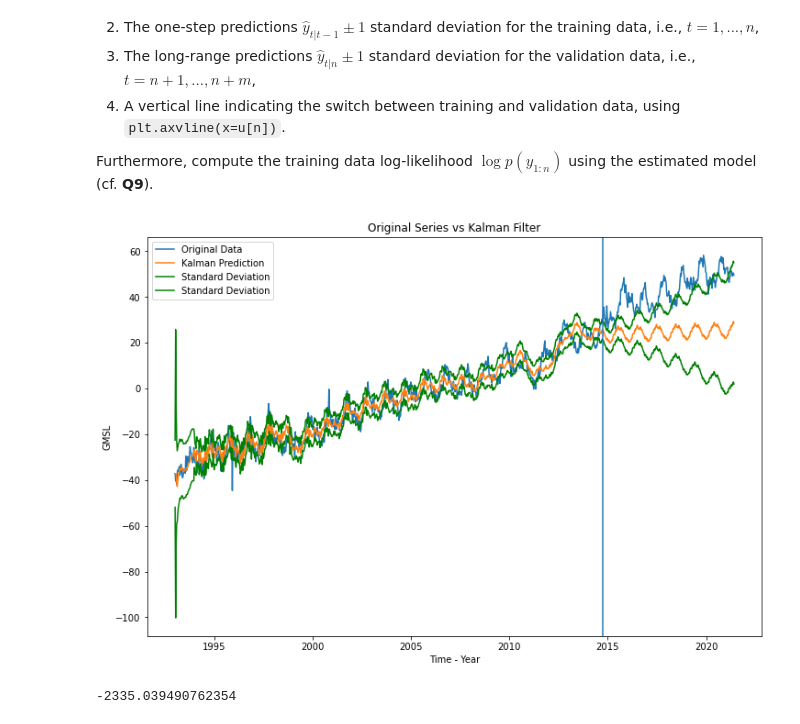
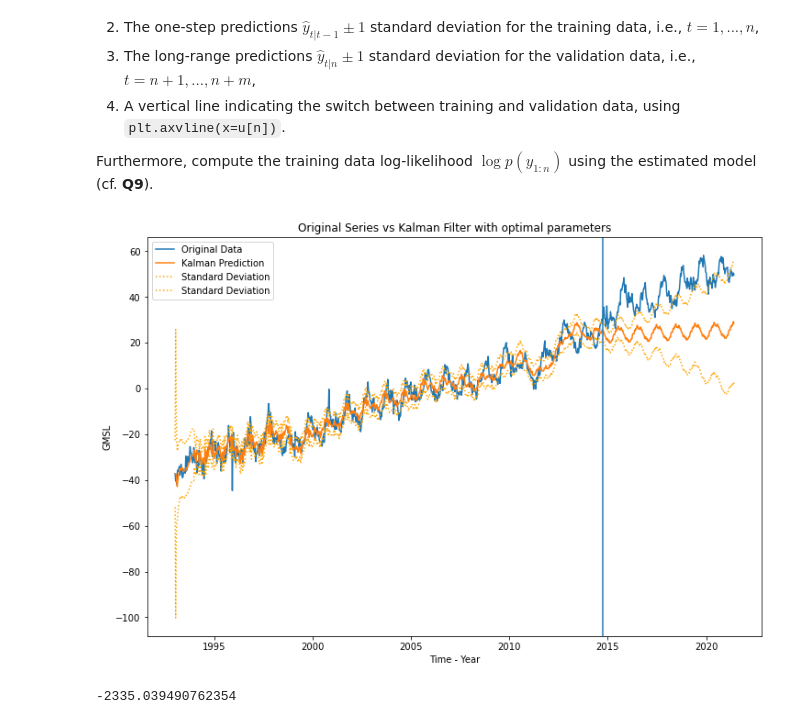
Before and after one commit to AkshayGurudath/Time-Series-and-Sequence-Learning, a Jupyter notebook: Lab 2/tssl_lab2.ipynb, the cells around one changed output. Drawn from its saved outputs; the diff is of its cells as text; code cells hidden in the pictures.

```diff
--- a/Lab 2/tssl_lab2.ipynb
+++ b/Lab 2/tssl_lab2.ipynb
@@ -417,26 +418,26 @@ Furthermore, compute the training data log-likelihood $\log p(y_{1:n})$ using th
 # %%
 sigma_trend = 0.01
 sigma_seas = theta2[-1]
 sigma_eps = theta1[-1]
 Q = np.array([[sigma_trend**2, 0.], [0., sigma_seas**2]])  # Process noise covariance matrix
 model = LGSS(T, R, Q, Z, sigma_eps**2, a1, P1)
 KF=kalman_filter(Y_train, model)
 
 sd1 = KF.y_pred - np.sqrt(KF.F_pred)
 sd2 = KF.y_pred + np.sqrt(KF.F_pred)
 
 plt.plot(u,y ,label = "Original Data")
 plt.plot(u , KF.y_pred , label = "Kalman Prediction")
-pplt.plot(u , sd1 , label = "Standard Deviation" ,ls=':',c="orange")
+plt.plot(u , sd1 , label = "Standard Deviation" ,ls=':',c="orange")
 plt.plot(u , sd2 , label = "Standard Deviation" , ls=':',c="orange")
 plt.axvline(x=u[n])
 plt.xlabel("Time - Year")
 plt.ylabel("GMSL")
-plt.title("Original Series vs Kalman Filter")
+plt.title("Original Series vs Kalman Filter with optimal parameters")
 plt.legend()
 plt.show()
 # %% [output]
-[figure, old version]
+[figure, new version]
 # %%
 log_lik(KF,train)
 # %% [output]
```
Also changed, not shown: parts of 7 cells of this notebook, 1 other file.
